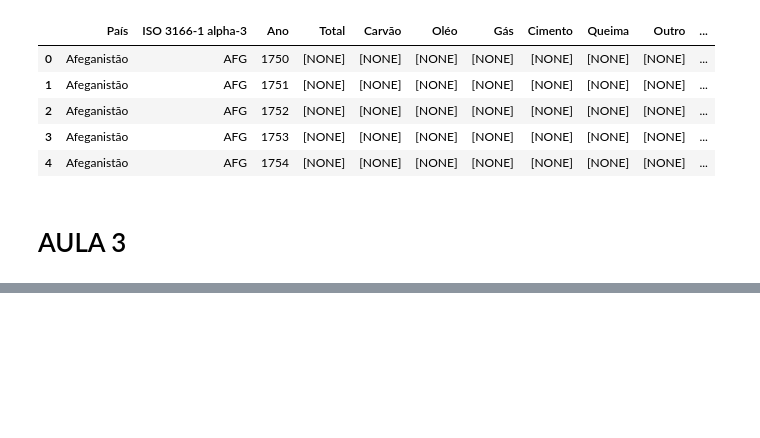
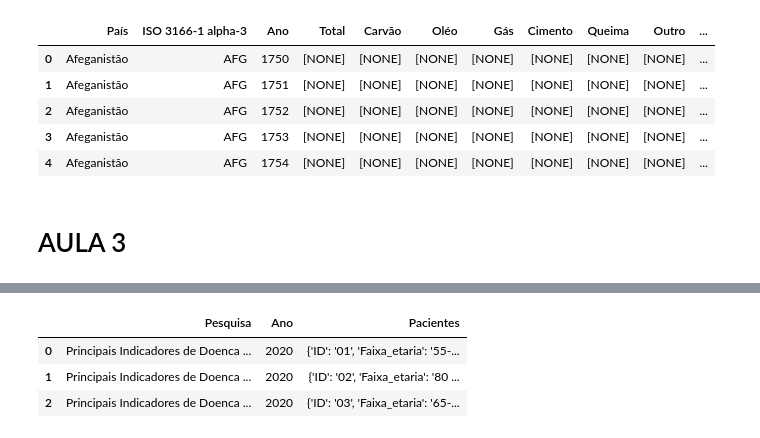
Before and after one commit to leokaos/python, a Jupyter notebook: CURSO PANDAS IO/AULA.ipynb, the cells around one changed output, grey strips where cells are left out. Cells and saved outputs as stored; diff of their text form; code cells hidden in the pictures; blank space fills up the shorter version.

```diff
--- a/CURSO PANDAS IO/AULA.ipynb
+++ b/CURSO PANDAS IO/AULA.ipynb
@@ -99,0 +122,7 @@ percapita.to_excel('output/co2_percapita.xlsx', index=False)
+# %%
+dados_pacientes_2
+# %% [output]
+|  | Pesquisa | Ano | Pacientes |
+| 0 | Principais Indicadores de Doenca ... | 2020 | {'ID': '01', 'Faixa_etaria': '55-... |
+| 1 | Principais Indicadores de Doenca ... | 2020 | {'ID': '02', 'Faixa_etaria': '80 ... |
+| 2 | Principais Indicadores de Doenca ... | 2020 | {'ID': '03', 'Faixa_etaria': '65-... |
```
Also changed, not shown: parts of 8 cells of this notebook, 1 other file.
